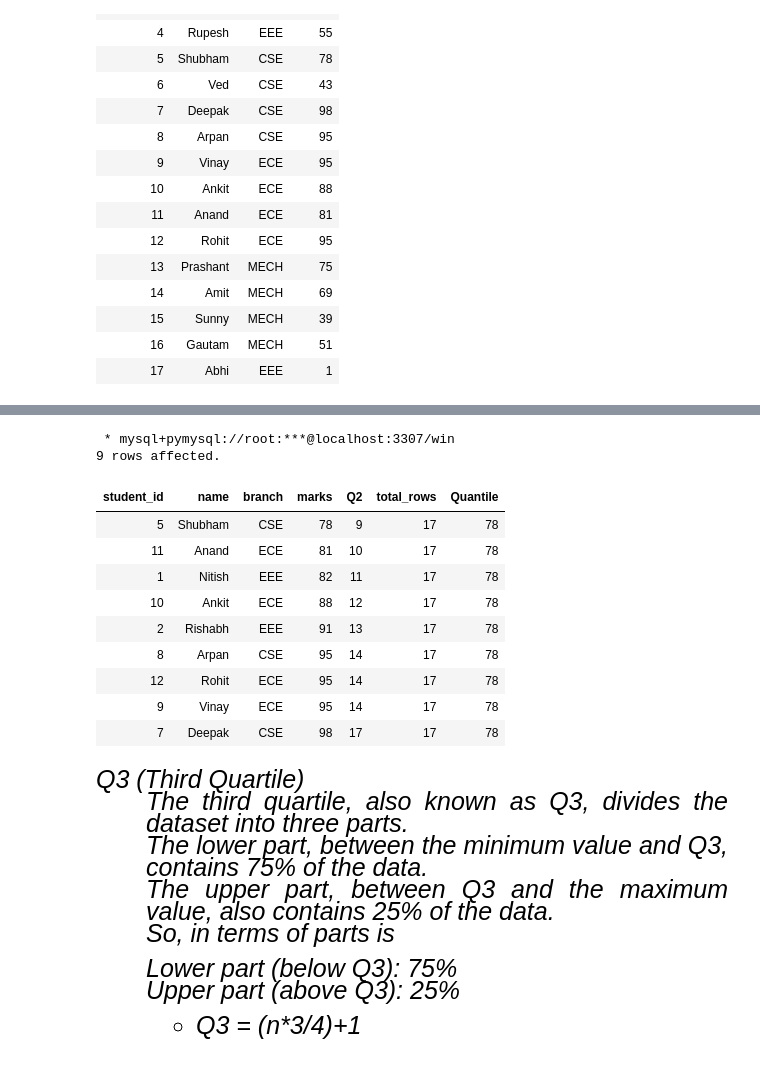
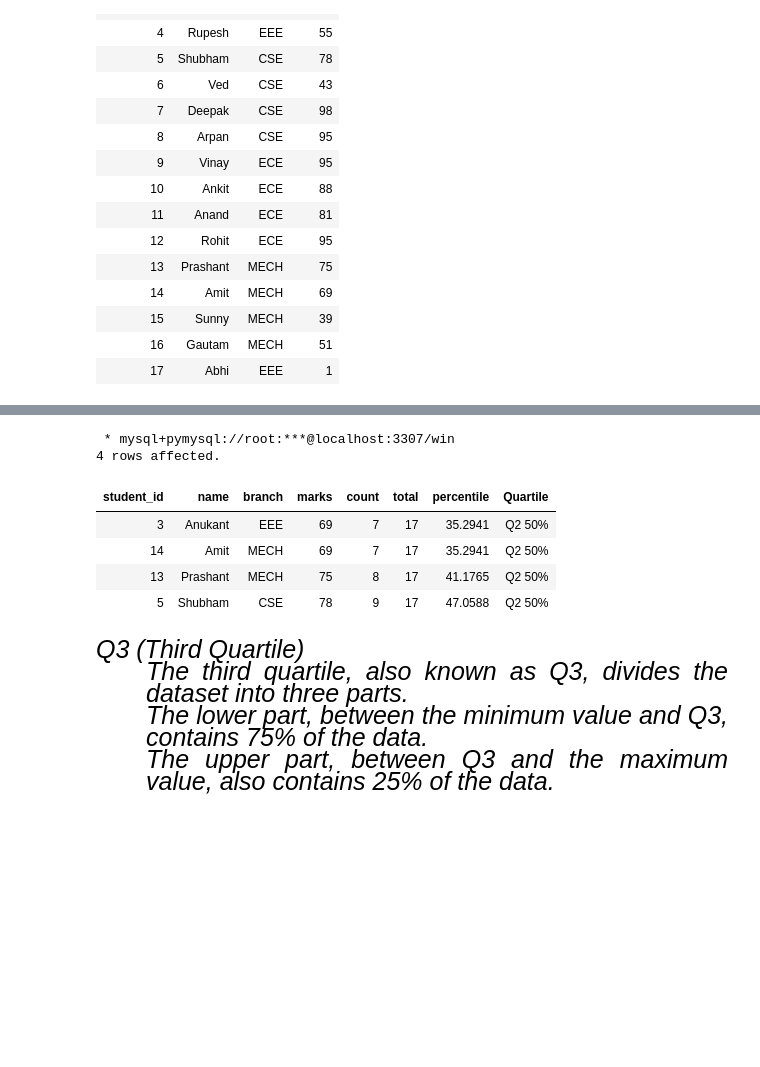
Before and after one commit to Mubeen-Ahmad/python_11, a Jupyter notebook: sql/windows_function_part2.ipynb, the cells around one changed output, grey strips where cells are left out. Drawn from its saved outputs; the diff is of its cells as text; code cells hidden in the pictures; blank space fills up the shorter version.

```diff
--- a/sql/windows_function_part2.ipynb
+++ b/sql/windows_function_part2.ipynb
@@ -728,29 +734,38 @@ WHERE Q1 >= total_rows * 1/4
-# %%
-%%sql
-SELECT *,
-    MIN(marks) OVER() AS Quantile
-    FROM (SELECT *,
-    Rank() OVER (ORDER BY marks) AS Q2,
-    COUNT(*) OVER () AS total_rows
-
-FROM
-student_marks) t1
-WHERE Q2 >= CEIL(total_rows * 1/2)
-# %% [output]
- * mysql+pymysql://root:***@localhost:3307/win
-9 rows affected.
-| student_id | name | branch | marks | Q2 | total_rows | Quantile |
-| 5 | Shubham | CSE | 78 | 9 | 17 | 78 |
-| 11 | Anand | ECE | 81 | 10 | 17 | 78 |
-| 1 | Nitish | EEE | 82 | 11 | 17 | 78 |
-| 10 | Ankit | ECE | 88 | 12 | 17 | 78 |
-| 2 | Rishabh | EEE | 91 | 13 | 17 | 78 |
-| 8 | Arpan | CSE | 95 | 14 | 17 | 78 |
-| 12 | Rohit | ECE | 95 | 14 | 17 | 78 |
-| 9 | Vinay | ECE | 95 | 14 | 17 | 78 |
-| 7 | Deepak | CSE | 98 | 17 | 17 | 78 |
+# %%
+%%sql
+
+SELECT * FROM (
+
+SELECT *,
+( (count-1) / total) * 100 AS percentile,
+
+    CASE
+        WHEN ((count-1) / total) * 100 >= 0 AND ((count-1) / total) * 100 < 25 THEN 'Q1 25%'
+        WHEN ((count-1) / total) * 100 >= 25 AND ((count-1) / total) * 100 < 50 THEN 'Q2 50%'
+        WHEN ((count-1) / total) * 100 >= 50 AND ((count-1) / total) * 100 < 75 THEN 'Q3 75%'
+        WHEN ((count-1) / total) * 100 >= 75 AND ((count-1) / total) * 100 <= 100 THEN 'Q4 100%'
+        ELSE NULL
+    END AS Quartile
+
+FROM
+
+(
+    SELECT *,
+    COUNT(marks) OVER(ORDER BY marks ASC) AS count,
+    COUNT(*) OVER() AS total
+    FROM student_marks
+) t1
+
+) main
+
+WHERE main.percentile >= 25 AND main.percentile <= 50
+# %% [output]
+ * mysql+pymysql://root:***@localhost:3307/win
+4 rows affected.
+| student_id | name | branch | marks | count | total | percentile | Quartile |
+| 3 | Anukant | EEE | 69 | 7 | 17 | 35.2941 | Q2 50% |
+| 14 | Amit | MECH | 69 | 7 | 17 | 35.2941 | Q2 50% |
+| 13 | Prashant | MECH | 75 | 8 | 17 | 41.1765 | Q2 50% |
+| 5 | Shubham | CSE | 78 | 9 | 17 | 47.0588 | Q2 50% |
 # %% [markdown]
-<div style="text-align:justify; color:black; font-size:25px; font-family:Sans-serif; font-style: oblique; text-shadow: 0 0 3px white, 0 0 1px black;">Q3 (Third Quartile)<ul><p>The third quartile, also known as Q3, divides the dataset into three parts.<br> The lower part, between the minimum value and Q3, contains 75% of the data. <br>The upper part, between Q3 and the maximum value, also contains 25% of the data. <br>So, in terms of parts is </p></ul><ul>
-    Lower part (below Q3): 75%<br>
-    Upper part (above Q3): 25%</ul>
-<ul><ul><li> Q3 = (n*3/4)+1</ul></li></ul>
+<div style="text-align:justify; color:black; font-size:25px; font-family:Sans-serif; font-style: oblique; text-shadow: 0 0 3px white, 0 0 1px black;">Q3 (Third Quartile)<ul><p>The third quartile, also known as Q3, divides the dataset into three parts.<br> The lower part, between the minimum value and Q3, contains 75% of the data. <br>The upper part, between Q3 and the maximum value, also contains 25% of the data.</p></ul>
```
Also changed, not shown: parts of 18 cells of this notebook.
